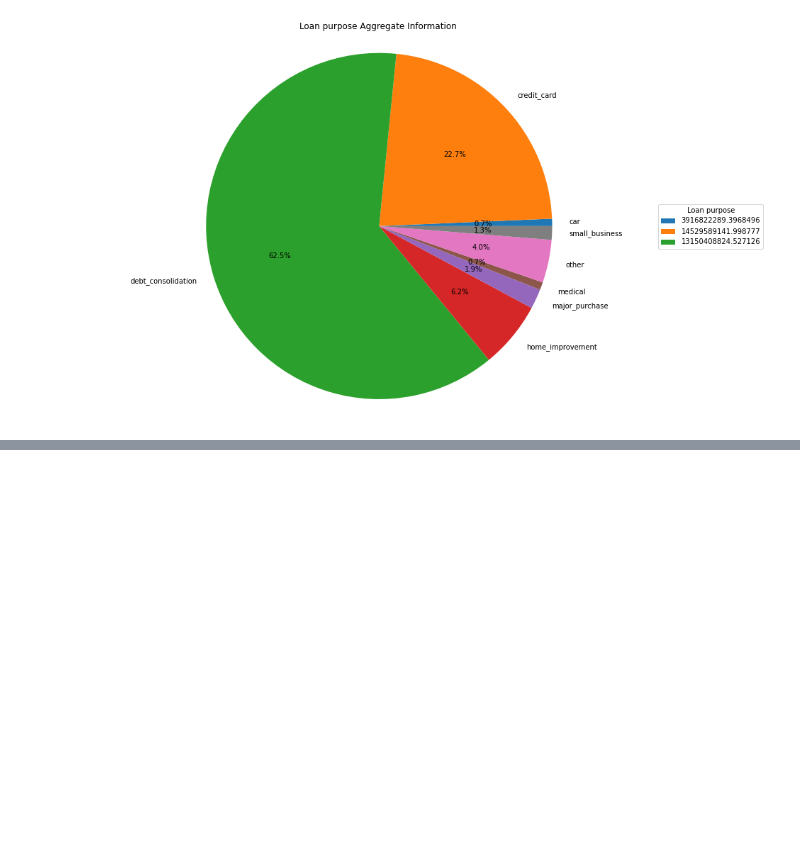
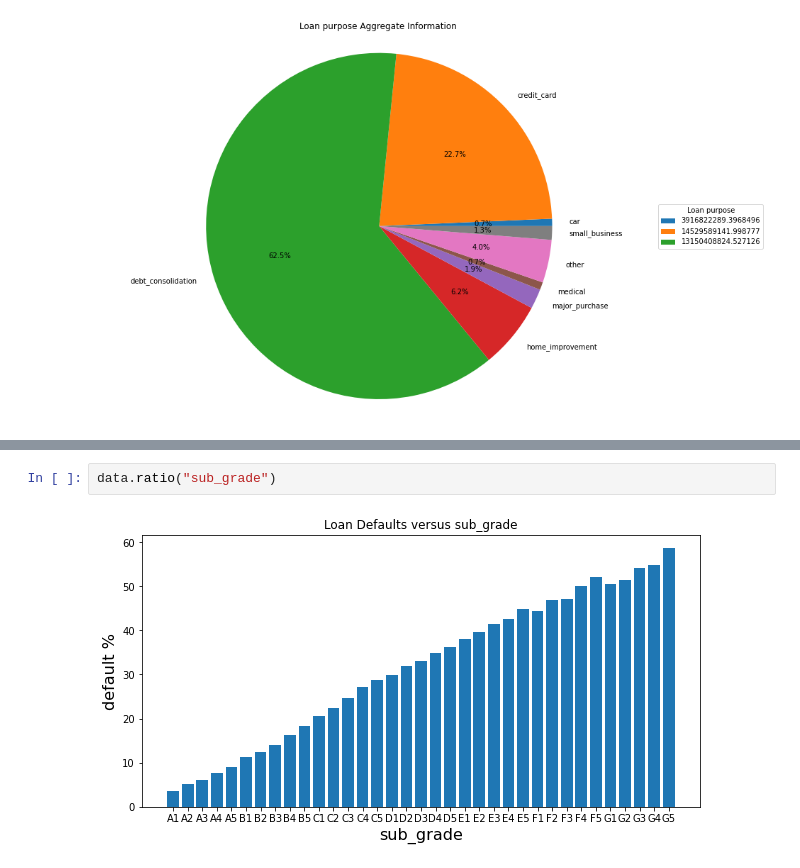
Before and after one commit to NFJ1618/lending-club-analysis, a Jupyter notebook: lending-club-analysis.ipynb, the cells around one changed output, grey strips where cells are left out. Drawn from its saved outputs; the diff is of its cells as text; blank space fills up the shorter version.

```diff
--- a/lending-club-analysis.ipynb
+++ b/lending-club-analysis.ipynb
@@ -65,0 +82,4 @@ plt.show()
+# %%
+data.ratio("sub_grade")
+# %% [output]
+[figure, added]
```
Also changed, not shown: parts of 32 cells of this notebook, 1 other file.
